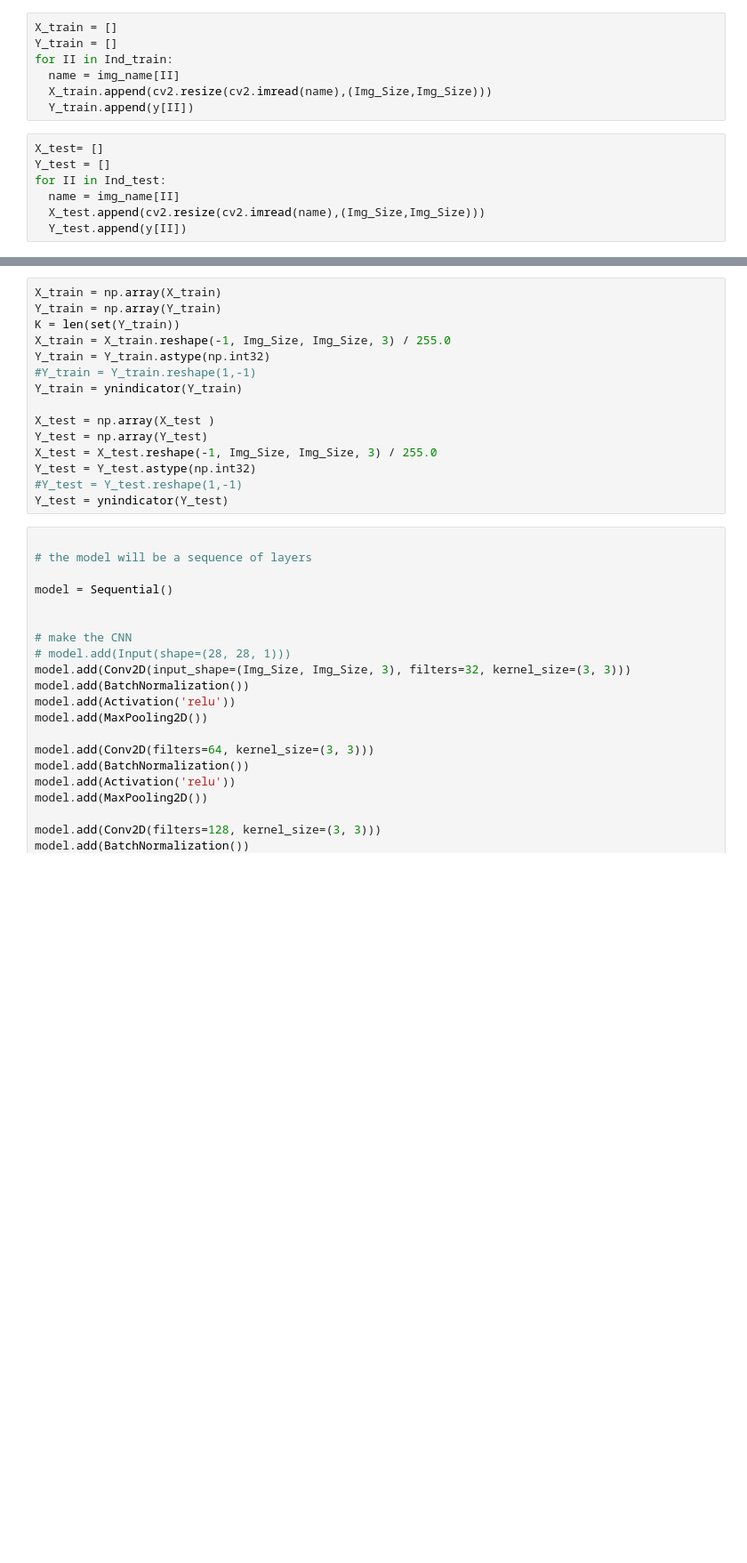
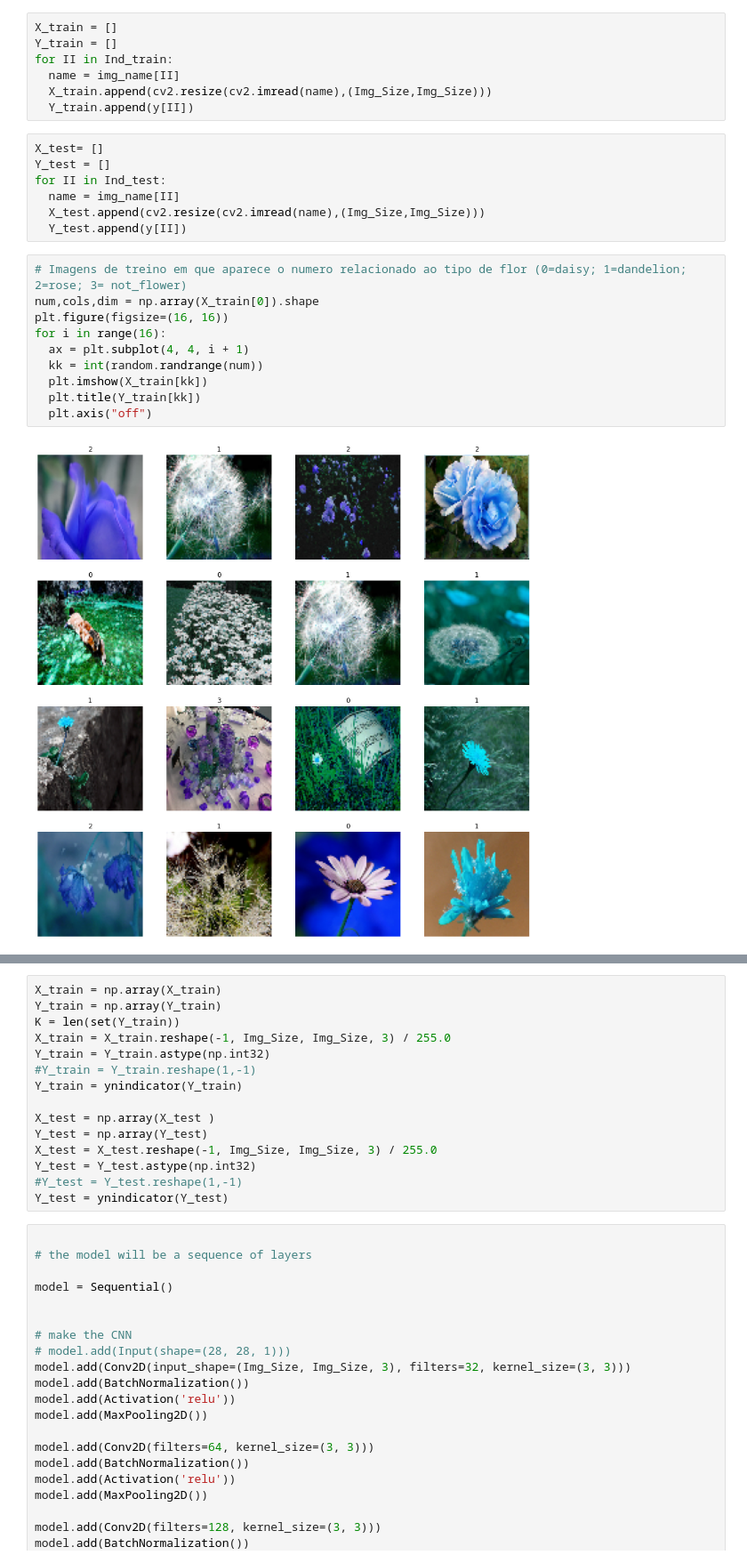
Before and after one commit to thessafuzaro/Trabalho_Imagens, a Jupyter notebook: Recycle_018_Cassificacao_Imagens.ipynb, the cells around one changed output, grey strips where cells are left out. Shown at 89% size. Drawn from its saved outputs; the diff is of its cells as text; blank space fills up the shorter version.

```diff
--- a/Recycle_018_Cassificacao_Imagens.ipynb
+++ b/Recycle_018_Cassificacao_Imagens.ipynb
@@ -81,3 +81,15 @@ for II in Ind_test:
   name = img_name[II]
   X_test.append(cv2.resize(cv2.imread(name),(Img_Size,Img_Size)))
   Y_test.append(y[II])
+# %%
+# Imagens de treino em que aparece o numero relacionado ao tipo de flor (0=daisy; 1=dandelion; 2=rose; 3= not_flower)
+num,cols,dim = np.array(X_train[0]).shape
+plt.figure(figsize=(16, 16))
+for i in range(16):
+  ax = plt.subplot(4, 4, i + 1)
+  kk = int(random.randrange(num))
+  plt.imshow(X_train[kk])
+  plt.title(Y_train[kk])
+  plt.axis("off")
+# %% [output]
+[figure, added]
```
Also changed, not shown: parts of 5 cells of this notebook.
